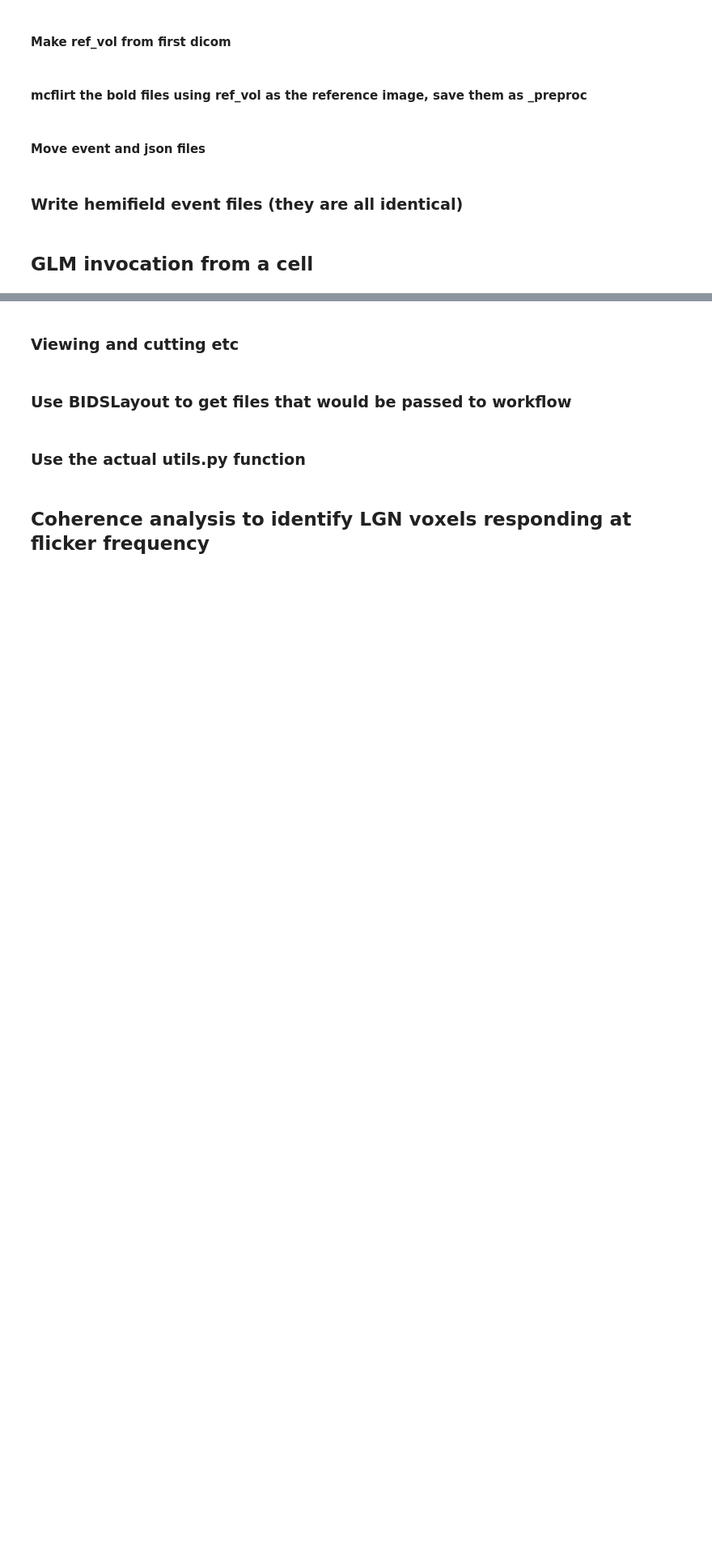
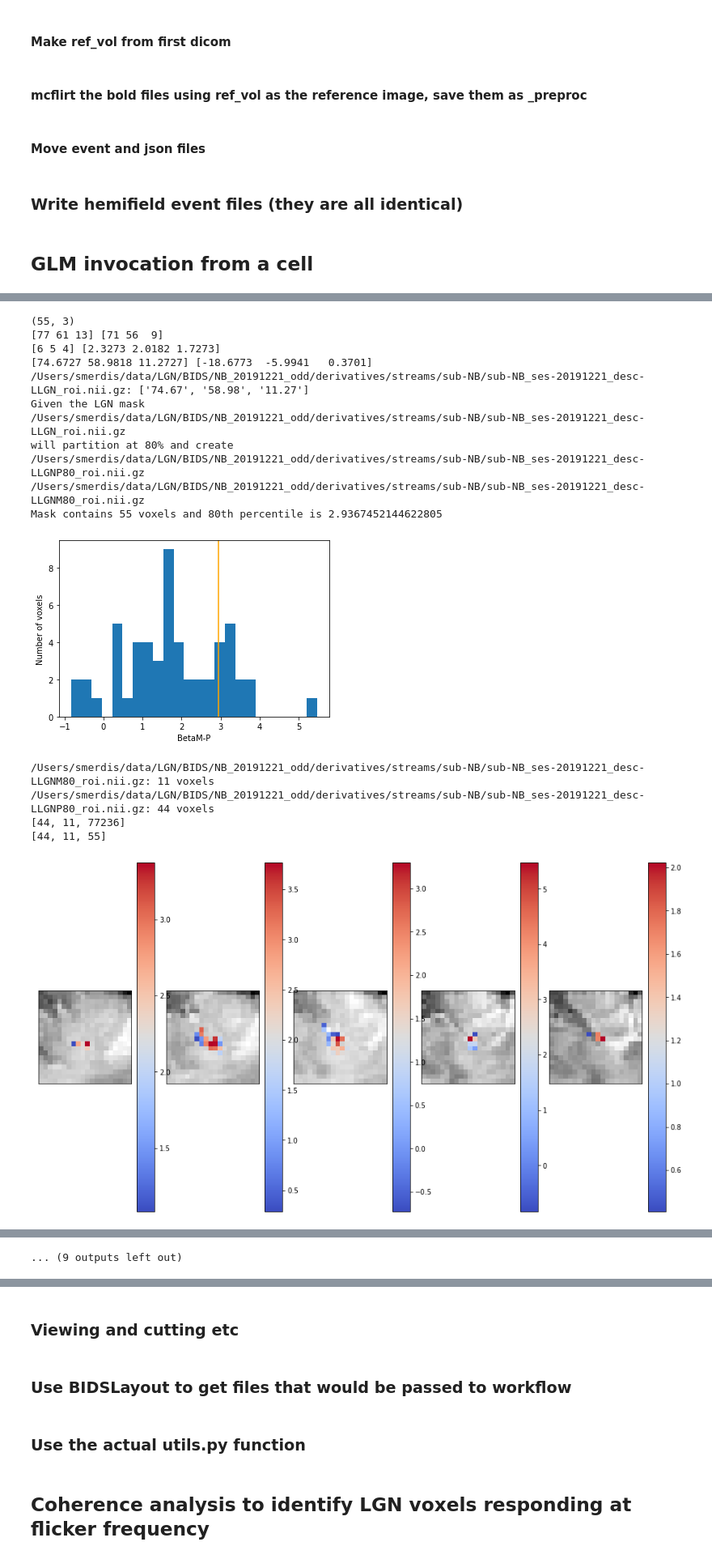
Before and after one commit to smerdis/streams, a Jupyter notebook: glm_code/NB_20191221 LGN.ipynb, the cells around one changed output, grey strips where cells are left out. Shown at 81% size. Cells and saved outputs as stored; diff of their text form; code cells hidden in the pictures; blank space fills up the shorter version.

Commit message:
updated notebook to correctly assign M/P rois based on percentile for several user-defined LGN rois, verified that centers match anatomical distribution.

```diff
--- a/glm_code/NB_20191221 LGN.ipynb
+++ b/glm_code/NB_20191221 LGN.ipynb
@@ -65,12 +61,13 @@ if not os.path.isdir(out_dir):
 preproc_layout = BIDSLayout(out_dir, validate=False)
 # get only the big LGN masks, not any smaller M/P rois already assigned
 rois = [f for f in
-        preproc_layout.get(subject=sub, session=ses, extension=['nii.gz'], suffix="roi", return_type='file')
-        if "desc-LLGN_" in f or "desc-RLGN_" in f]
+        preproc_layout.get(subject=sub, session=ses, extension=['.nii.gz'], suffix='roi', return_type='file')
+        if ("desc-LLGN" in f or "desc-RLGN" in f) and ('P' not in f and 'M' not in f)]
 ref_vol_name = f"sub-{sub}_ses-{ses}_refvol"
 ref_vol_path = os.path.abspath(f"{out_dir}/{ref_vol_name}.nii.gz")
+ref_vol_img = load_img(ref_vol_path)
 mask_file = os.path.join(out_dir, f"sub-{sub}_ses-{ses}_mask.nii.gz")
 coh_fn = os.path.join(out_dir, f"sub-{sub}_ses-{ses}_task-hemi_desc-coherence_map.nii")
 anat_file = raw_layout.get(subject=sub, session=ses, extension=['nii.gz'], suffix="T1w", return_type='file')[0]
 
-print("LGN rois:", rois, "anat file: ", anat_file, sep="\n")
+print("LGN rois:", '\n'.join(rois), "Reference BOLD volume:", ref_vol_path, "anat file: ", anat_file, sep="\n")
@@ -80,4 +88,5 @@ print("LGN rois:", rois, "anat file: ", anat_file, sep="\n")
 utils.isBIDSFile(mask_file)
 utils.isBIDSFile(coh_fn)
 utils.isBIDSFile(ref_vol_path)
-utils.isBIDSFile(rois[0])
+for roi in rois:
+    utils.isBIDSFile(roi)
@@ -178,6 +274,7 @@ print(mp_workdir, mp_datasink, sep="\n")
 # %%
-hemi_RL_l1, hemi_RL_l2 = utils.get_model_outputs(hemi_datasink, [3])
-hemi_LR_l1, hemi_LR_l2 = utils.get_model_outputs(hemi_datasink, [4])
-mp_l1, mp_l2 = utils.get_model_outputs(mp_datasink, [3])
-pm_l1, pm_l2 = utils.get_model_outputs(mp_datasink, [4])
+hemi_RL_l1, hemi_RL_l2 = utils.get_model_outputs(hemi_datasink, [1])
+hemi_LR_l1, hemi_LR_l2 = utils.get_model_outputs(hemi_datasink, [2])
+mp_l1, mp_l2 = utils.get_model_outputs(mp_datasink, [1])
+pm_l1, pm_l2 = utils.get_model_outputs(mp_datasink, [2])
+visresp_l1, visresp_l2 = utils.get_model_outputs(mp_datasink, [3])
 # %%
@@ -191,0 +309,3 @@ beta_RL, beta_MP
+# %%
+for roi in rois:
+    utils.roi_stats({roi:load_img(roi)}, ref_vol_img)
@@ -191,0 +333,28 @@ beta_RL, beta_MP
+# %%
+for roi in rois:
+    roi_stats({roi:load_img(roi)})
+    if 'desc-L' in roi:
+        M_roi, P_roi, threshold = utils.assign_roi_percentile(roi, beta_MP, 80, ref_vol_img, 'L')
+    elif 'desc-R' in roi:
+        M_roi, P_roi, threshold = utils.assign_roi_percentile(roi, beta_MP, 80, ref_vol_img, 'R')
+    else:
+        print('Error - not sure which hemisphere roi is in')
+    roi_stats({'M':load_img(M_roi), 'P':load_img(P_roi)})
+# %% [output]
+(55, 3)
+[77 61 13] [71 56  9]
+[6 5 4] [2.3273 2.0182 1.7273]
+[74.6727 58.9818 11.2727] [-18.6773  -5.9941   0.3701]
+/Users/smerdis/data/LGN/BIDS/NB_20191221_odd/derivatives/streams/sub-NB/sub-NB_ses-20191221_desc-LLGN_roi.nii.gz: ['74.67', '58.98', '11.27']
+Given the LGN mask
+/Users/smerdis/data/LGN/BIDS/NB_20191221_odd/derivatives/streams/sub-NB/sub-NB_ses-20191221_desc-LLGN_roi.nii.gz
+will partition at 80% and create
+/Users/smerdis/data/LGN/BIDS/NB_20191221_odd/derivatives/streams/sub-NB/sub-NB_ses-20191221_desc-LLGNP80_roi.nii.gz
+/Users/smerdis/data/LGN/BIDS/NB_20191221_odd/derivatives/streams/sub-NB/sub-NB_ses-20191221_desc-LLGNM80_roi.nii.gz
+Mask contains 55 voxels and 80th percentile is 2.9367452144622805
+[figure, added]
+/Users/smerdis/data/LGN/BIDS/NB_20191221_odd/derivatives/streams/sub-NB/sub-NB_ses-20191221_desc-LLGNM80_roi.nii.gz: 11 voxels
+/Users/smerdis/data/LGN/BIDS/NB_20191221_odd/derivatives/streams/sub-NB/sub-NB_ses-20191221_desc-LLGNP80_roi.nii.gz: 44 voxels
+[44, 11, 77236]
+[44, 11, 55]
+[figure, added]
@@ -191,0 +407 @@ beta_RL, beta_MP
+... (9 outputs left out)
```
Also changed, not shown: parts of 44 cells of this notebook.
